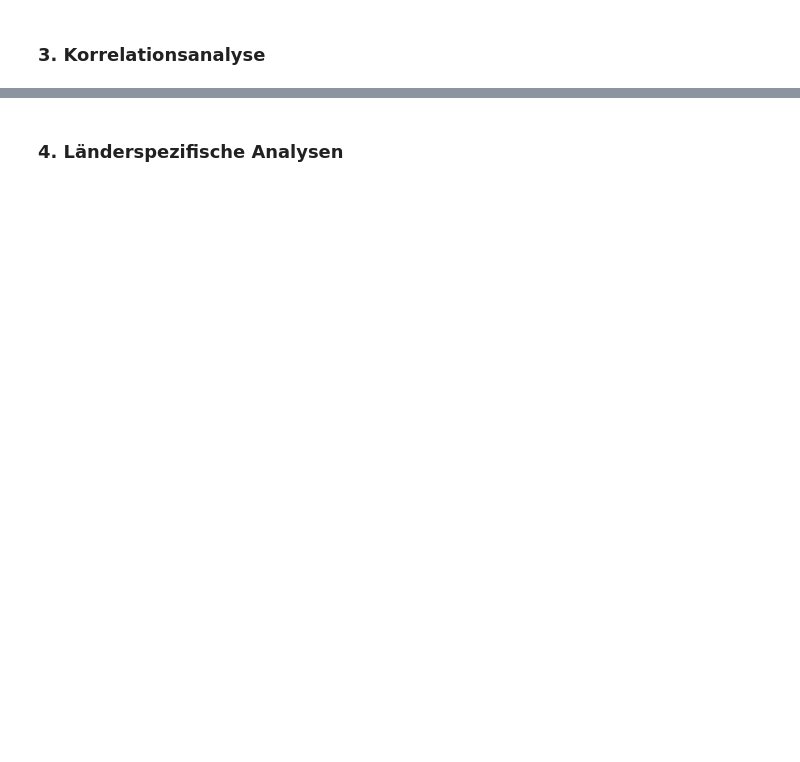
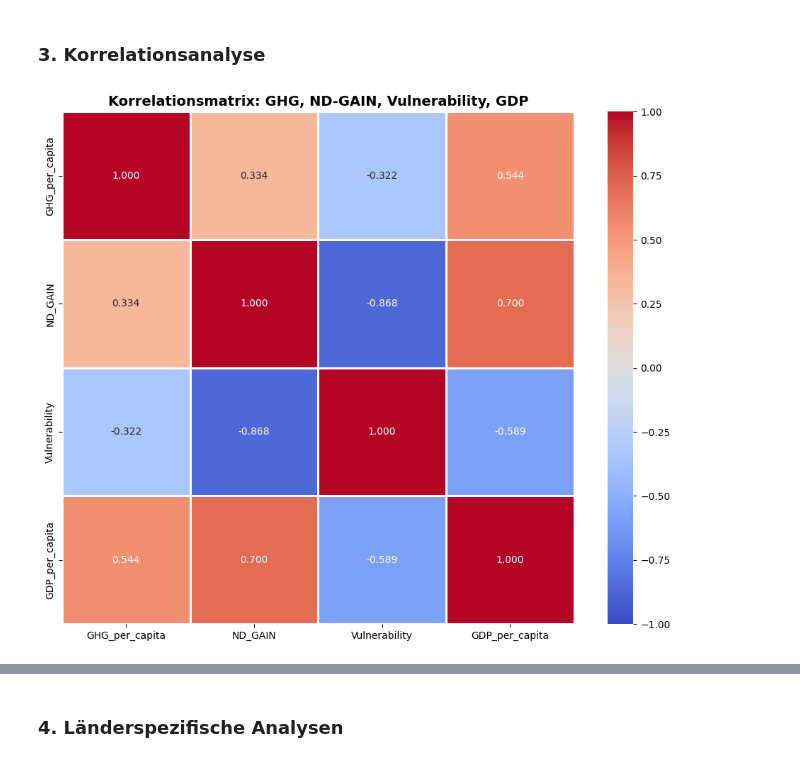
Before and after one commit to damiansze/Climate-Justice, a Jupyter notebook: 02_EDA_ALL_Postprocessing.ipynb, the cells around one changed output, grey strips where cells are left out. Cells and saved outputs as stored; diff of their text form; code cells hidden in the pictures; blank space fills up the shorter version.

```diff
--- a/02_EDA_ALL_Postprocessing.ipynb
+++ b/02_EDA_ALL_Postprocessing.ipynb
@@ -107,13 +208,15 @@ print(bottom_gdp)
 ### 3. Korrelationsanalyse
 # %%
 # Korrelationsmatrix
-correlation_matrix = merged_df[['GHG_per_capita', 'ND_GAIN', 'GDP_per_capita']].corr()
+correlation_matrix = merged_df[['GHG_per_capita', 'ND_GAIN', 'Vulnerability', 'GDP_per_capita']].corr()
 
-plt.figure(figsize=(8, 6))
+plt.figure(figsize=(10, 8))
 sns.heatmap(correlation_matrix, annot=True, cmap='coolwarm', center=0,
             square=True, linewidths=1, fmt='.3f', vmin=-1, vmax=1)
-plt.title('Korrelationsmatrix: GHG, ND-GAIN, GDP', fontsize=14, fontweight='bold')
+plt.title('Korrelationsmatrix: GHG, ND-GAIN, Vulnerability, GDP', fontsize=14, fontweight='bold')
 plt.tight_layout()
 plt.show()
+# %% [output]
+[figure, added]
 # %%
 # Scatter Plots für paarweise Beziehungen
```
Also changed, not shown: parts of 11 cells of this notebook, 3 other files.
